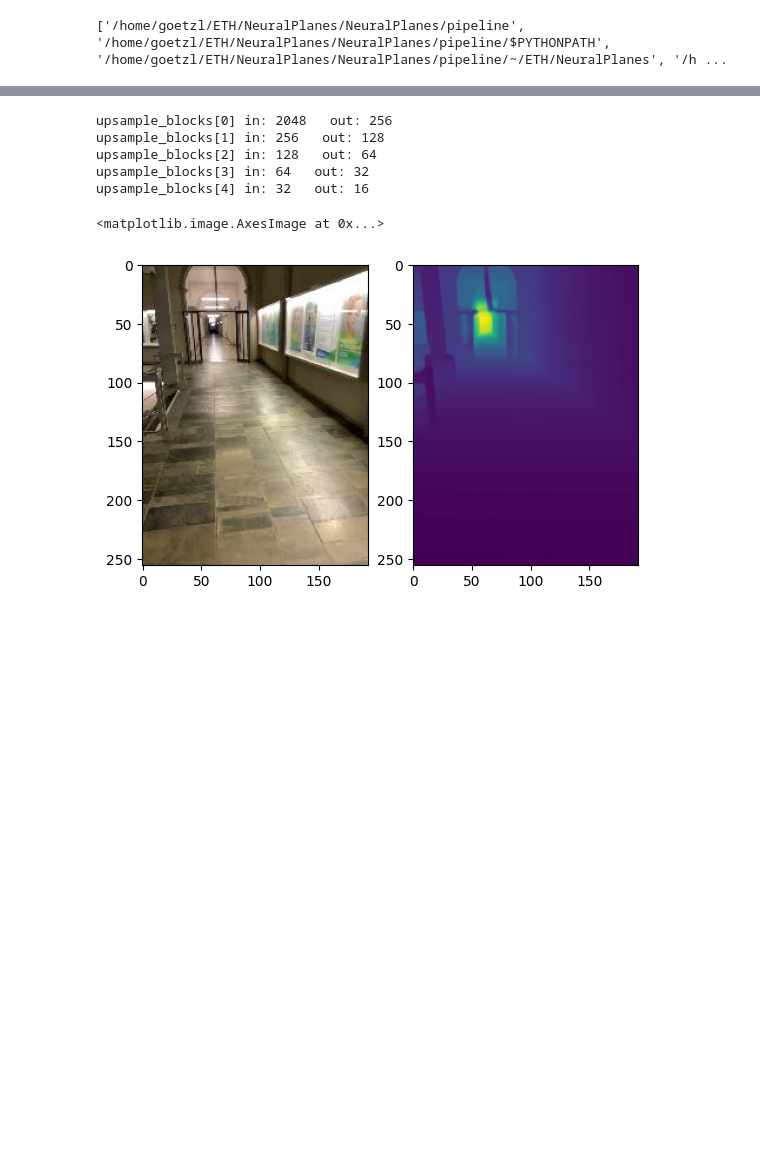
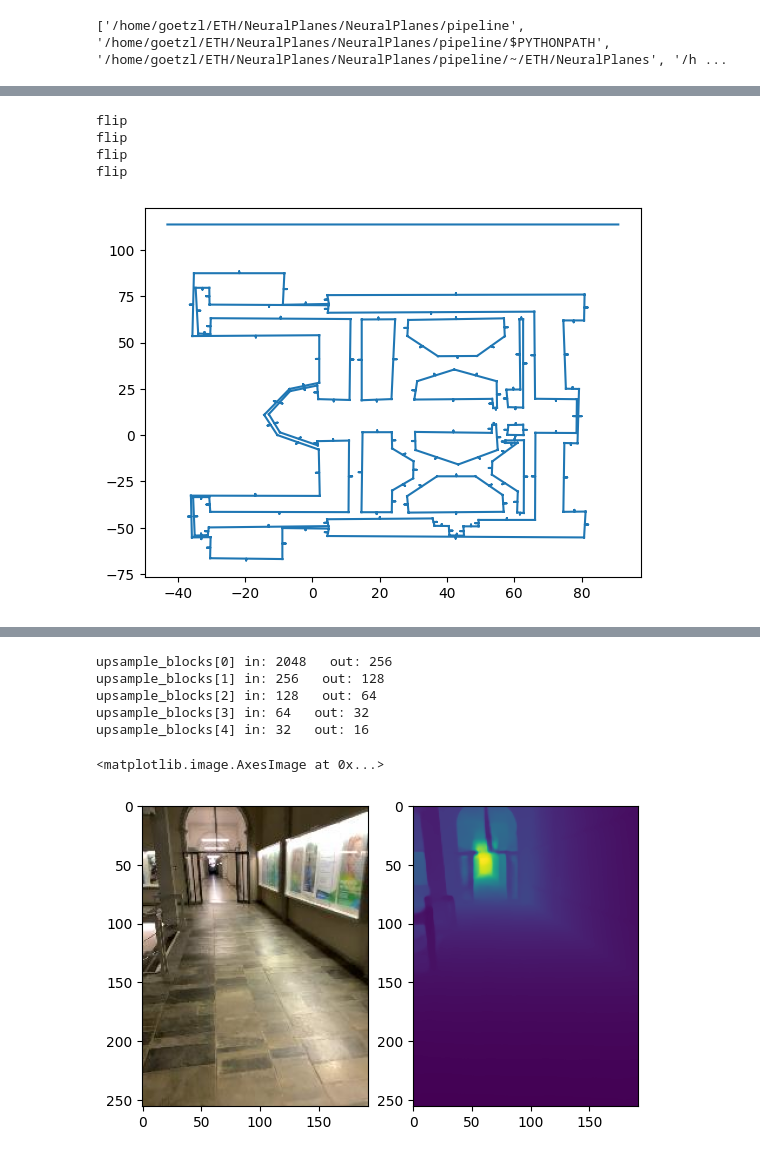
Before and after one commit to CompilerLuke/NeuralPlanes, a Jupyter notebook: NeuralPlanes/pipeline/eval.ipynb, the cells around one changed output, grey strips where cells are left out. Cells and saved outputs as stored; diff of their text form; code cells hidden in the pictures; blank space fills up the shorter version.

```diff
--- a/NeuralPlanes/pipeline/eval.ipynb
+++ b/NeuralPlanes/pipeline/eval.ipynb
@@ -39,6 +43,17 @@ Map images  7553
 Please either pass the dim explicitly or simply use torch.linalg.cross.
 The default value of dim will change to agree with that of linalg.cross in a future release. (Triggered internally at ../aten/src/ATen/native/Cross.cpp:62.)
   normal = torch.cross(x1-x0, x2-x1)
+# %%
+floor_plan_img, plane_points, floorplan_to_world = parse_floorplan(lamar_path / "floor_plan")
+
+fig, ax = plt.subplots()
+plot_floor_planes(fig, ax, plane_points)
+# %% [output]
+flip
+flip
+flip
+flip
+[figure, added]
 # %%
 image = images_raw[600]
 model = MonocularDepthModel()
```
Also changed, not shown: parts of 7 cells of this notebook, 10 other files.
